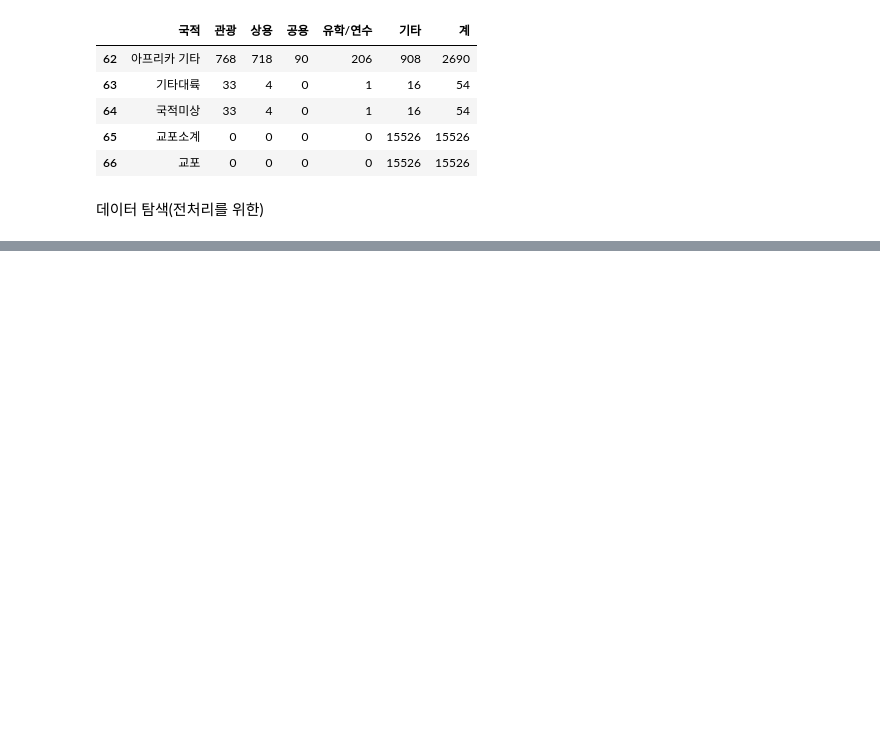
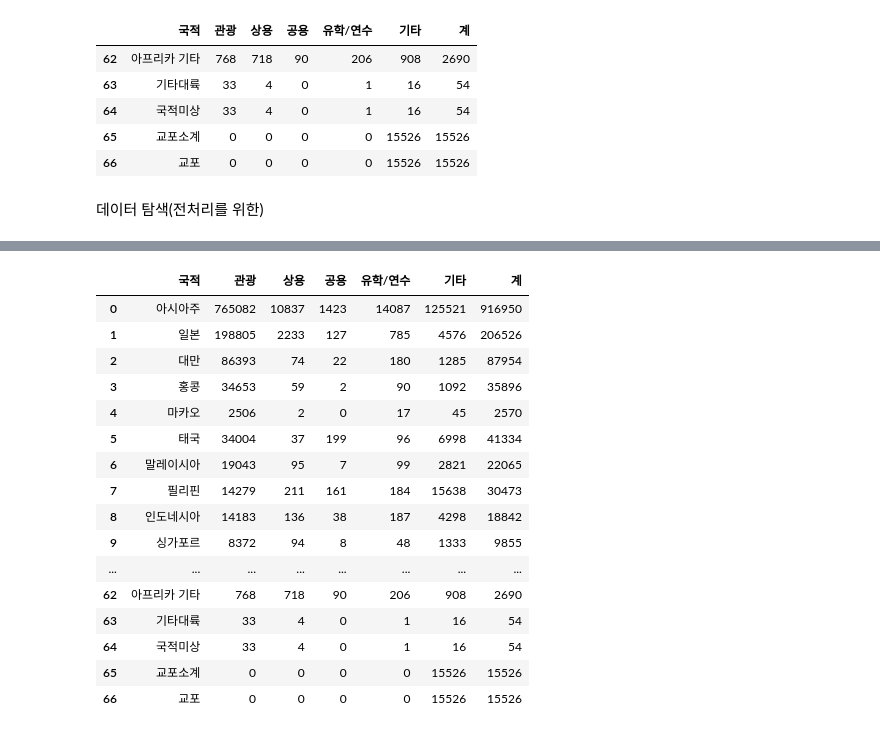
Before and after one commit to Koeyh/bigdata-analysis-2024, a Jupyter notebook: day03/da09_코로나바이러스영향_중국인관광객수_감소분석.ipynb, the cells around one changed output, grey strips where cells are left out. Cells and saved outputs as stored; diff of their text form; code cells hidden in the pictures; blank space fills up the shorter version.

```diff
--- a/day03/da09_코로나바이러스영향_중국인관광객수_감소분석.ipynb
+++ b/day03/da09_코로나바이러스영향_중국인관광객수_감소분석.ipynb
@@ -72,0 +87,57 @@ memory usage: 3.8+ KB
+# %%
+# 한번도 한국에 방문한 적 없는 대륙, 나라(목적별)
+# 문자열 여러줄, 논리연산 여러줄 작성 시 '\' 붙여줘야 문법오류 없음
+condition = (kto_201901['관광'] == 0) | (kto_201901['상용'] == 0) | \
+    (kto_201901['공용'] == 0) | (kto_201901['유학/연수'] == 0)
+# %%
+# cmap : Pandas DataFrame 컬러맵
+kto_201901[condition]
+''' cmap에 들어갈 수 있는 values(색상)
+'Accent', 'Accent_r', 'Blues', 'Blues_r',
+'BrBG', 'BrBG_r', 'BuGn', 'BuGn_r', 'BuPu', 'BuPu_r',
+'CMRmap', 'CMRmap_r', 'Dark2', 'Dark2_r', 'GnBu', 'GnBu_r',
+'Grays', 'Greens', 'Greens_r', 'Greys', 'Greys_r', 'OrRd', 'OrRd_r',
+'Oranges', 'Oranges_r', 'PRGn', 'PRGn_r', 'Paired', 'Paired_r',
+'Pastel1', 'Pastel1_r', 'Pastel2', 'Pastel2_r',
+'PiYG', 'PiYG_r', 'PuBu', 'PuBuGn', 'PuBuGn_r', 'PuBu_r',
+'PuOr', 'PuOr_r', 'PuRd', 'PuRd_r', 'Purples', 'Purples_r',
+'RdBu', 'RdBu_r', 'RdGy', 'RdGy_r', 'RdPu', 'RdPu_r',
+'RdYlBu', 'RdYlBu_r', 'RdYlGn', 'RdYlGn_r',
+'Reds', 'Reds_r', 'Set1', 'Set1_r', 'Set2', 'Set2_r', 'Set3', 'Set3_r',
+'Spectral', 'Spectral_r', 'Wistia', 'Wistia_r',
+'YlGn', 'YlGnBu', 'YlGnBu_r', 'YlGn_r', 'YlOrBr', 'YlOrBr_r', 'YlOrRd', 'YlOrRd_r',
+'afmhot', 'afmhot_r', 'autumn', 'autumn_r', 'binary', 'binary_r',
+'bone', 'bone_r', 'brg', 'brg_r', 'bwr', 'bwr_r', 'cividis', 'cividis_r',
+'cool', 'cool_r', 'coolwarm', 'coolwarm_r', 'copper', 'copper_r', 'cubehelix',
+'cubehelix_r', 'flag', 'flag_r', 'gist_earth', 'gist_earth_r',
+'gist_gray', 'gist_gray_r', 'gist_grey', 'gist_heat', 'gist_heat_r', 'gist_ncar',
+'gist_ncar_r', 'gist_rainbow', 'gist_rainbow_r', 'gist_stern', 'gist_stern_r',
+'gist_yarg', 'gist_yarg_r', 'gist_yerg', 'gnuplot', 'gnuplot2', 'gnuplot2_r',
+'gnuplot_r', 'gray', 'gray_r', 'grey', 'hot', 'hot_r', 'hsv', 'hsv_r',
+'inferno', 'inferno_r', 'jet', 'jet_r', 'magma', 'magma_r',
+'nipy_spectral', 'nipy_spectral_r', 'ocean', 'ocean_r',
+'pink', 'pink_r', 'plasma', 'plasma_r', 'prism', 'prism_r',
+'rainbow', 'rainbow_r', 'seismic', 'seismic_r', 'spring', 'spring_r',
+'summer', 'summer_r', 'tab10', 'tab10_r', 'tab20', 'tab20_r', 'tab20b', 'tab20b_r', 'tab20c', 'tab20c_r',
+'terrain', 'terrain_r', 'turbo', 'turbo_r',
+'twilight', 'twilight_r', 'twilight_shifted', 'twilight_shifted_r', 'viridis', 'viridis_r', 'winter', 'winter_r'
+'''
+kto_201901.style.background_gradient(axis=None, vmin=0, vmax=200_000, cmap='Blues_r')
+# %% [output]
+|  | 국적 | 관광 | 상용 | 공용 | 유학/연수 | 기타 | 계 |
+| 0 | 아시아주 | 765082 | 10837 | 1423 | 14087 | 125521 | 916950 |
+| 1 | 일본 | 198805 | 2233 | 127 | 785 | 4576 | 206526 |
+| 2 | 대만 | 86393 | 74 | 22 | 180 | 1285 | 87954 |
+| 3 | 홍콩 | 34653 | 59 | 2 | 90 | 1092 | 35896 |
+| 4 | 마카오 | 2506 | 2 | 0 | 17 | 45 | 2570 |
+| 5 | 태국 | 34004 | 37 | 199 | 96 | 6998 | 41334 |
+| 6 | 말레이시아 | 19043 | 95 | 7 | 99 | 2821 | 22065 |
+| 7 | 필리핀 | 14279 | 211 | 161 | 184 | 15638 | 30473 |
+| 8 | 인도네시아 | 14183 | 136 | 38 | 187 | 4298 | 18842 |
+| 9 | 싱가포르 | 8372 | 94 | 8 | 48 | 1333 | 9855 |
+| ... | ... | ... | ... | ... | ... | ... | ... |
+| 62 | 아프리카 기타 | 768 | 718 | 90 | 206 | 908 | 2690 |
+| 63 | 기타대륙 | 33 | 4 | 0 | 1 | 16 | 54 |
+| 64 | 국적미상 | 33 | 4 | 0 | 1 | 16 | 54 |
+| 65 | 교포소계 | 0 | 0 | 0 | 0 | 15526 | 15526 |
+| 66 | 교포 | 0 | 0 | 0 | 0 | 15526 | 15526 |
```
Also changed, not shown: parts of 21 cells of this notebook.
